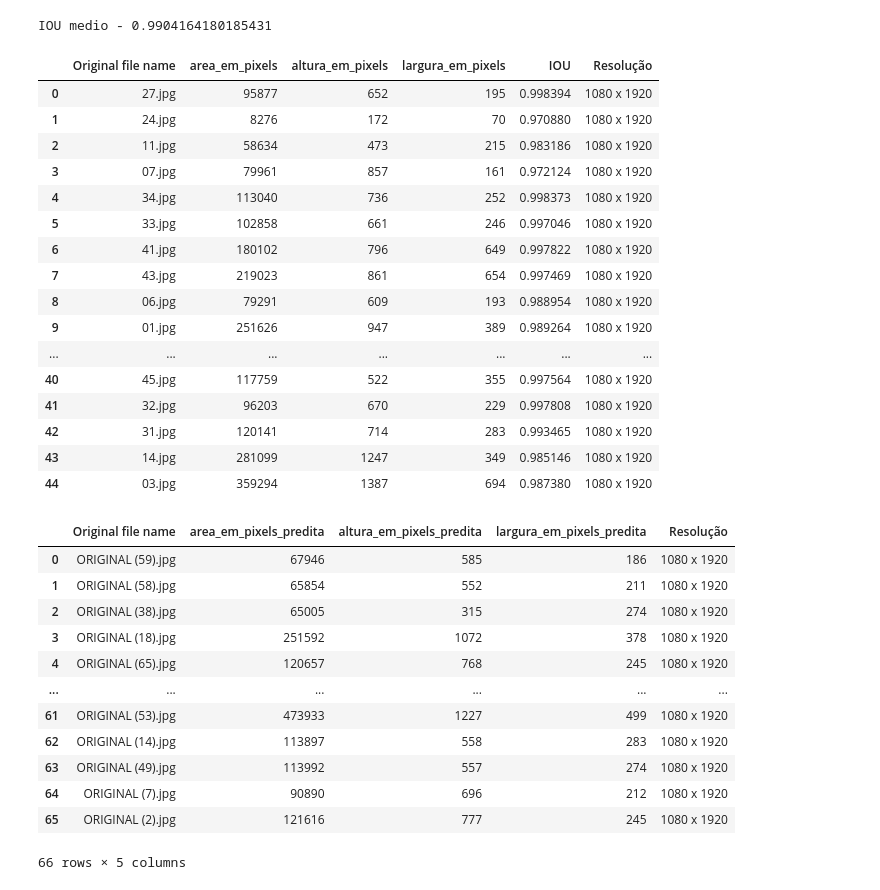
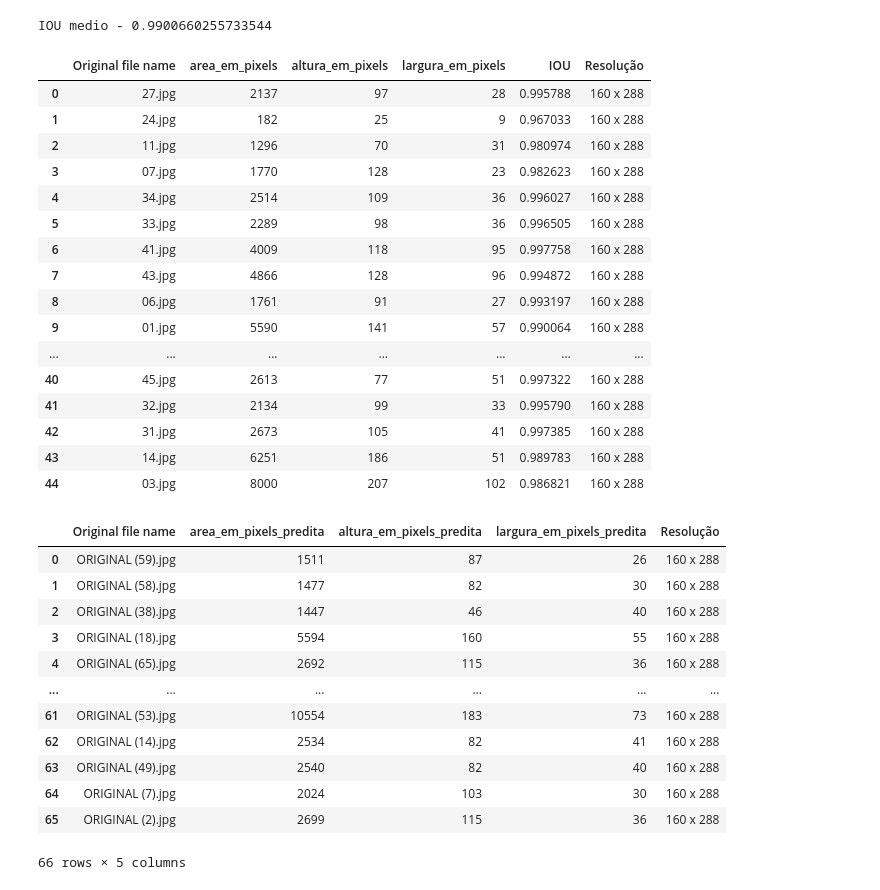
Before and after one commit to Birunda3000/Comp-cognitiva-atlantico-bootcamp, a Jupyter notebook: projeto/pdi/use_model.ipynb, the cells around one changed output. Cells and saved outputs as stored; diff of their text form; code cells hidden in the pictures.

```diff
--- a/projeto/pdi/use_model.ipynb
+++ b/projeto/pdi/use_model.ipynb
@@ -17,9 +18,10 @@ import tensorflow as tf
 DATADIR1 = '../../../_DATA_/_DATA/ORIGINAL_GOLD/Original'
 DATADIR2 = '../../../_DATA_/_DATA/ORIGINAL_GOLD/GOLD'
 TESTDIR = '../../../_DATA_/_DATA/ORIGINAL'
+OUTDIR = '../../../_DATA_/_DATA/RESULTADOS'
 # %%
 proportion = 1.77777777778 # 16:9 , aplicada na altura
-k = 33.75#k*32 menor dimensão da imagem (arrendondada)
+k = 5#k*32 menor dimensão da imagem (arrendondada)
 IMG_CHANNELS = 3
 batch_size = 5
 save_model = True
@@ -92,6 +92,10 @@ for i in range(len(train_predictions)):
     ax[2].set_title('Predicted Mask')
 
     fig.tight_layout()
+
+    path = os.path.join(OUTDIR, 'gold_original', original_files_names[i])
+    plt.savefig(path)
+
     plt.show()
 # %% [output]
 Original file name - 27.jpg
@@ -121,6 +125,10 @@ for i in range(len(test_predictions)):
     ax[1].imshow(binary, cmap='gray')
     ax[1].set_title('Predicted Mask')
     fig.tight_layout()
+
+    path = os.path.join(OUTDIR, 'original', test_files_names[i])
+    plt.savefig(path)
+
     plt.show()
 # %% [output]
 Test file name - ORIGINAL (59).jpg
@@ -152,28 +160,30 @@ for i in range(len(train_predictions)):
     data.append( [ original_files_names[i] ] + ut.take_area(binary) + [ ut.IOU(binary, binary_pred) ] + [ f'{width} x {height}' ])
 # %%
 df = pd.DataFrame(data=data, columns = colunas)
+
+df.to_csv(f'results/original_gold-k={k}.csv', index=False)
 mean = df['IOU'].mean()
 print(f'IOU medio - {mean} ')
 df
 # %% [output]
-IOU medio - 0.9904164180185431
+IOU medio - 0.9900660255733544
 |  | Original file name | area_em_pixels | altura_em_pixels | largura_em_pixels | IOU | Resolução |
-| 0 | 27.jpg | 95877 | 652 | 195 | 0.998394 | 1080 x 1920 |
-| 1 | 24.jpg | 8276 | 172 | 70 | 0.970880 | 1080 x 1920 |
-| 2 | 11.jpg | 58634 | 473 | 215 | 0.983186 | 1080 x 1920 |
-| 3 | 07.jpg | 79961 | 857 | 161 | 0.972124 | 1080 x 1920 |
-| 4 | 34.jpg | 113040 | 736 | 252 | 0.998373 | 1080 x 1920 |
-| 5 | 33.jpg | 102858 | 661 | 246 | 0.997046 | 1080 x 1920 |
-| 6 | 41.jpg | 180102 | 796 | 649 | 0.997822 | 1080 x 1920 |
-| 7 | 43.jpg | 219023 | 861 | 654 | 0.997469 | 1080 x 1920 |
-| 8 | 06.jpg | 79291 | 609 | 193 | 0.988954 | 1080 x 1920 |
-| 9 | 01.jpg | 251626 | 947 | 389 | 0.989264 | 1080 x 1920 |
+| 0 | 27.jpg | 2137 | 97 | 28 | 0.995788 | 160 x 288 |
+| 1 | 24.jpg | 182 | 25 | 9 | 0.967033 | 160 x 288 |
+| 2 | 11.jpg | 1296 | 70 | 31 | 0.980974 | 160 x 288 |
+| 3 | 07.jpg | 1770 | 128 | 23 | 0.982623 | 160 x 288 |
+| 4 | 34.jpg | 2514 | 109 | 36 | 0.996027 | 160 x 288 |
+| 5 | 33.jpg | 2289 | 98 | 36 | 0.996505 | 160 x 288 |
+| 6 | 41.jpg | 4009 | 118 | 95 | 0.997758 | 160 x 288 |
+| 7 | 43.jpg | 4866 | 128 | 96 | 0.994872 | 160 x 288 |
+| 8 | 06.jpg | 1761 | 91 | 27 | 0.993197 | 160 x 288 |
+| 9 | 01.jpg | 5590 | 141 | 57 | 0.990064 | 160 x 288 |
 | ... | ... | ... | ... | ... | ... | ... |
-| 40 | 45.jpg | 117759 | 522 | 355 | 0.997564 | 1080 x 1920 |
-| 41 | 32.jpg | 96203 | 670 | 229 | 0.997808 | 1080 x 1920 |
-| 42 | 31.jpg | 120141 | 714 | 283 | 0.993465 | 1080 x 1920 |
-| 43 | 14.jpg | 281099 | 1247 | 349 | 0.985146 | 1080 x 1920 |
-| 44 | 03.jpg | 359294 | 1387 | 694 | 0.987380 | 1080 x 1920 |
+| 40 | 45.jpg | 2613 | 77 | 51 | 0.997322 | 160 x 288 |
+| 41 | 32.jpg | 2134 | 99 | 33 | 0.995790 | 160 x 288 |
+| 42 | 31.jpg | 2673 | 105 | 41 | 0.997385 | 160 x 288 |
+| 43 | 14.jpg | 6251 | 186 | 51 | 0.989783 | 160 x 288 |
+| 44 | 03.jpg | 8000 | 207 | 102 | 0.986821 | 160 x 288 |
 # %%
 colunas = ['Original file name', 'area_em_pixels_predita', 'altura_em_pixels_predita', 'largura_em_pixels_predita', 'Resolução']
 data = []
@@ -187,18 +197,20 @@ for i in range(len(test_predictions)):
     data.append( [ test_files_names[i] ] + ut.take_area(binary_pred) + [ f'{width} x {height}' ])
 # %%
 df = pd.DataFrame(data=data, columns = colunas)
+
+df.to_csv(f'results/original-k-{k}.csv', index=False)
 df
 # %% [output]
 |  | Original file name | area_em_pixels_predita | altura_em_pixels_predita | largura_em_pixels_predita | Resolução |
-| 0 | ORIGINAL (59).jpg | 67946 | 585 | 186 | 1080 x 1920 |
-| 1 | ORIGINAL (58).jpg | 65854 | 552 | 211 | 1080 x 1920 |
-| 2 | ORIGINAL (38).jpg | 65005 | 315 | 274 | 1080 x 1920 |
-| 3 | ORIGINAL (18).jpg | 251592 | 1072 | 378 | 1080 x 1920 |
-| 4 | ORIGINAL (65).jpg | 120657 | 768 | 245 | 1080 x 1920 |
+| 0 | ORIGINAL (59).jpg | 1511 | 87 | 26 | 160 x 288 |
+| 1 | ORIGINAL (58).jpg | 1477 | 82 | 30 | 160 x 288 |
+| 2 | ORIGINAL (38).jpg | 1447 | 46 | 40 | 160 x 288 |
+| 3 | ORIGINAL (18).jpg | 5594 | 160 | 55 | 160 x 288 |
+| 4 | ORIGINAL (65).jpg | 2692 | 115 | 36 | 160 x 288 |
 | ... | ... | ... | ... | ... | ... |
-| 61 | ORIGINAL (53).jpg | 473933 | 1227 | 499 | 1080 x 1920 |
-| 62 | ORIGINAL (14).jpg | 113897 | 558 | 283 | 1080 x 1920 |
-| 63 | ORIGINAL (49).jpg | 113992 | 557 | 274 | 1080 x 1920 |
-| 64 | ORIGINAL (7).jpg | 90890 | 696 | 212 | 1080 x 1920 |
-| 65 | ORIGINAL (2).jpg | 121616 | 777 | 245 | 1080 x 1920 |
+| 61 | ORIGINAL (53).jpg | 10554 | 183 | 73 | 160 x 288 |
+| 62 | ORIGINAL (14).jpg | 2534 | 82 | 41 | 160 x 288 |
+| 63 | ORIGINAL (49).jpg | 2540 | 82 | 40 | 160 x 288 |
+| 64 | ORIGINAL (7).jpg | 2024 | 103 | 30 | 160 x 288 |
+| 65 | ORIGINAL (2).jpg | 2699 | 115 | 36 | 160 x 288 |
 66 rows × 5 columns
```
Also changed, not shown: parts of 4 cells of this notebook, 2 other files.
